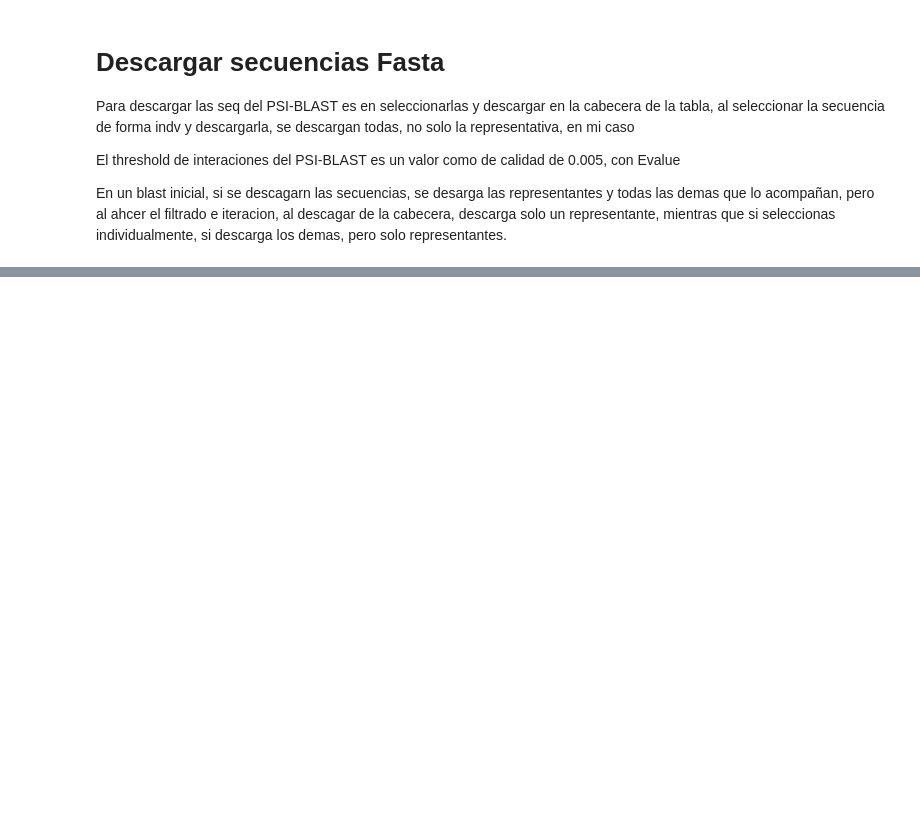
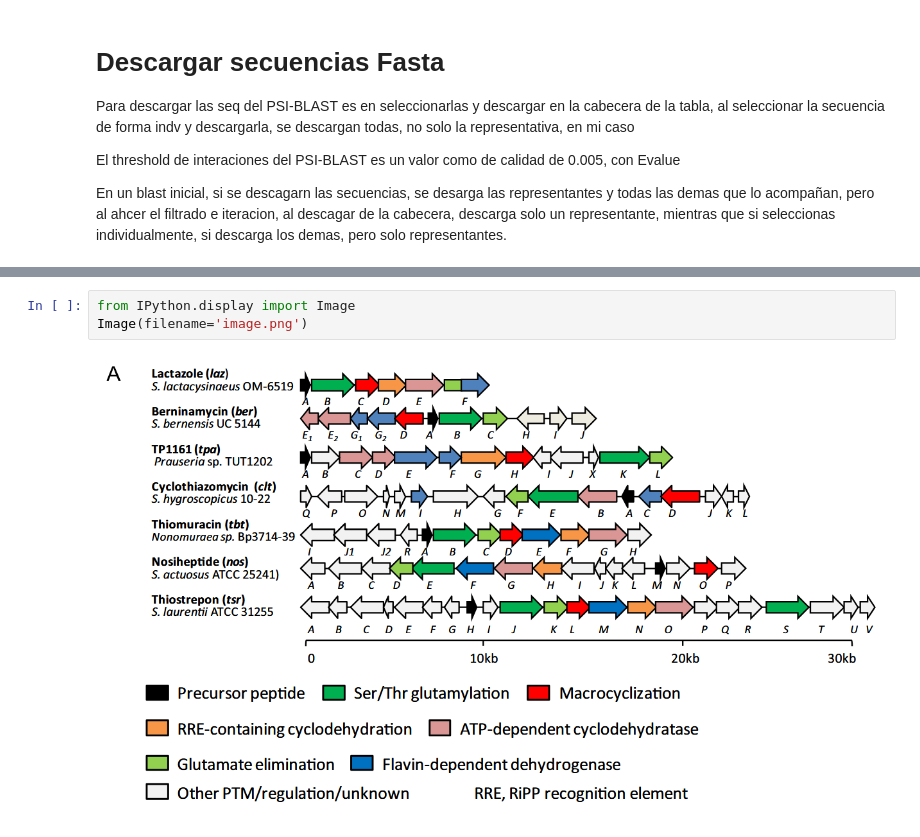
Before and after one commit to Errrik2002/Proyecto_MineriaGenomica_IQ, a Jupyter notebook: bitacora.ipynb, the cells around one changed output, grey strips where cells are left out. Cells and saved outputs as stored; diff of their text form; blank space fills up the shorter version.

```diff
--- a/bitacora.ipynb
+++ b/bitacora.ipynb
@@ -99,0 +107,5 @@ En un blast inicial, si se descagarn las secuencias, se desarga las representant
+# %%
+from IPython.display import Image
+Image(filename='image.png')
+# %% [output]
+[figure, added]
```
Also changed, not shown: parts of 5 cells of this notebook, 3 other files.
